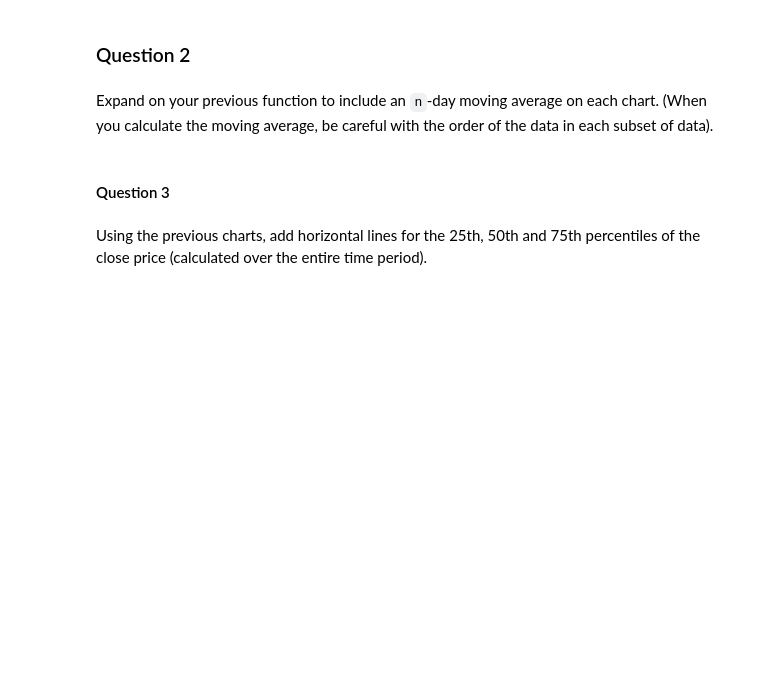
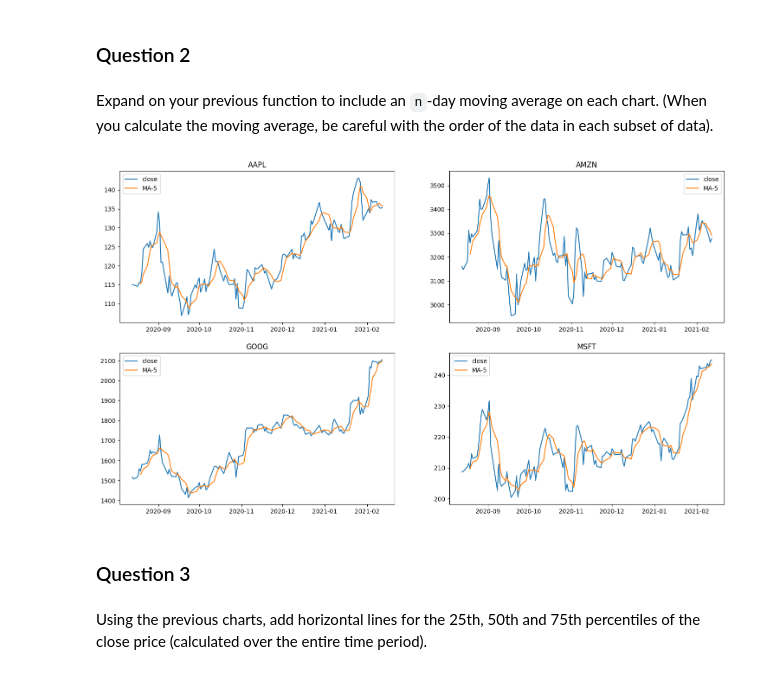
Before and after one commit to Pedro-Rosa-10/python-training, a Jupyter notebook: exercises/30. Matplotlib/01+-+Exercises.ipynb, the cells around one changed output. Cells and saved outputs as stored; diff of their text form; code cells hidden in the pictures; blank space fills up the shorter version.

```diff
--- a/exercises/30. Matplotlib/01+-+Exercises.ipynb
+++ b/exercises/30. Matplotlib/01+-+Exercises.ipynb
@@ -85,13 +85,6 @@ add_chart(data, 'GOOG', ax)
 # %% [output]
 [figure]
 # %%
-symbols = set(data.index)
-num_rows = len(symbols) // 2 + len(symbols) % 2
-fig, axes = plt.subplots(num_rows, 2)
-
-for ax, symbol in zip(axes.reshape(axes.size), symbols):
-    add_chart(data, symbol, ax)
-
 def chart_symbols(data, num_cols=2):
     symbols = sorted(set(data.index))
     num_rows = len(symbols) // num_cols + len(symbols) % num_cols
@@ -107,7 +100,34 @@ chart_symbols(data)
 ### Question 2
 # %% [markdown]
 Expand on your previous function to include an `n`-day moving average on each chart. (When you calculate the moving average, be careful with the order of the data in each subset of data).
+# %%
+def add_chart(data, symbol, ax, mavg_window_n):
+    subset = data.loc[symbol, :].sort_values('date')
+    ma = subset['close'].rolling(window=mavg_window_n).mean()
+    ax.plot(
+        subset['date'].values,
+        subset['close'].values,
+        label='close'
+    )
+    ax.plot(
+        subset['date'].values,
+        ma,
+        label=f'MA-{mavg_window_n}'
+    )
+    ax.set_title(symbol)
+    ax.legend()
+# %%
+def chart_symbols(data, num_cols=2, mavg_window_n=5):
+    symbols = sorted(set(data.index))
+    num_rows = len(symbols) // num_cols + len(symbols) % num_cols
+    fig, axes = plt.subplots(num_rows, num_cols)
+    for ax, symbol in zip(axes.reshape(axes.size), symbols):
+        add_chart(data, symbol, ax, mavg_window_n)
+
+chart_symbols(data)
+# %% [output]
+[figure, added]
 # %% [markdown]
-#### Question 3
+### Question 3
 # %% [markdown]
 Using the previous charts, add horizontal lines for the 25th, 50th and 75th percentiles of the close price (calculated over the entire time period).
```
